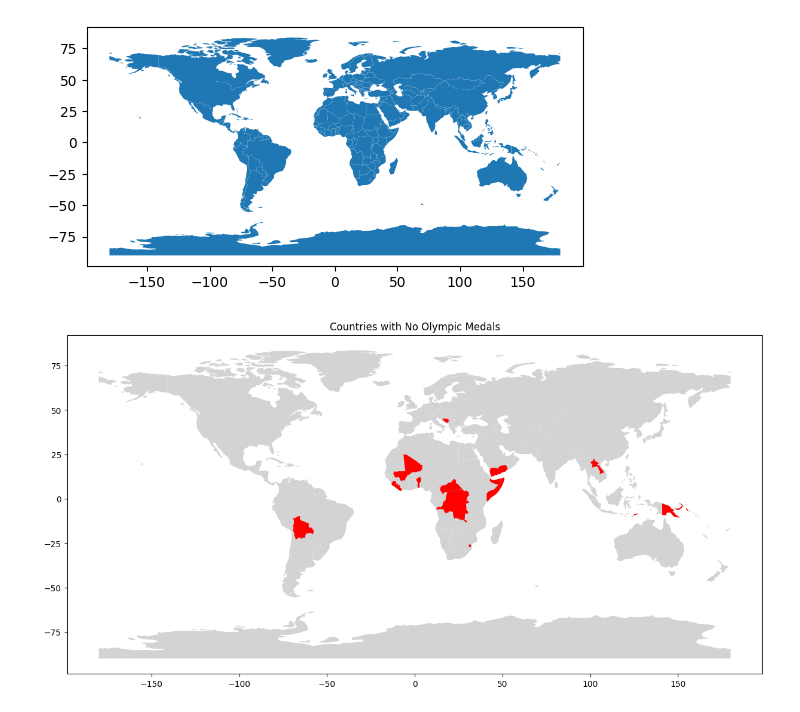
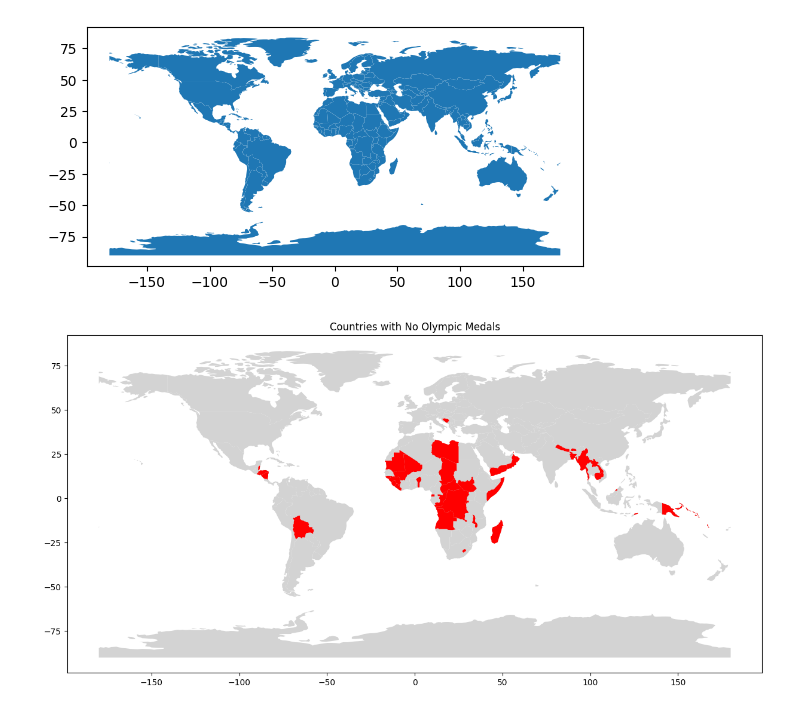
Before and after one commit to cedarmora/no-olympic-medals, a Jupyter notebook: no-olympic-medals.ipynb, the cells around one changed output. Cells and saved outputs as stored; diff of their text form; code cells hidden in the pictures.

```diff
--- a/no-olympic-medals.ipynb
+++ b/no-olympic-medals.ipynb
@@ -112,0 +7,7 @@ Name: Team (IOC code), dtype: object
+# %%
+# Switched to country names instead of country codes as these seem more standardized.
+
+
+
+country_names = pd.read_csv('wiki_country_names.csv', header = None, index_col = 0).squeeze("columns")
+country_names
@@ -164,14 +83,14 @@ world.plot()
 [figure]
 # %%
 # Filter countries with no medals
-no_medals_df = world[world['SOV_A3'].isin(stripped_country_codes)]
+no_medals_df = world[world['SOVEREIGNT'].isin(country_names)]
 
 # Plot the map
 fig, ax = plt.subplots(1, 1, figsize=(15, 10))
 world.plot(ax=ax, color='lightgrey')
 no_medals_df.plot(ax=ax, color='red')
 
 plt.title('Countries with No Olympic Medals')
 plt.show()
 # %% [output]
-[figure, old version]
+[figure, new version]
```
Also changed, not shown: parts of 10 cells of this notebook, 4 other files.
